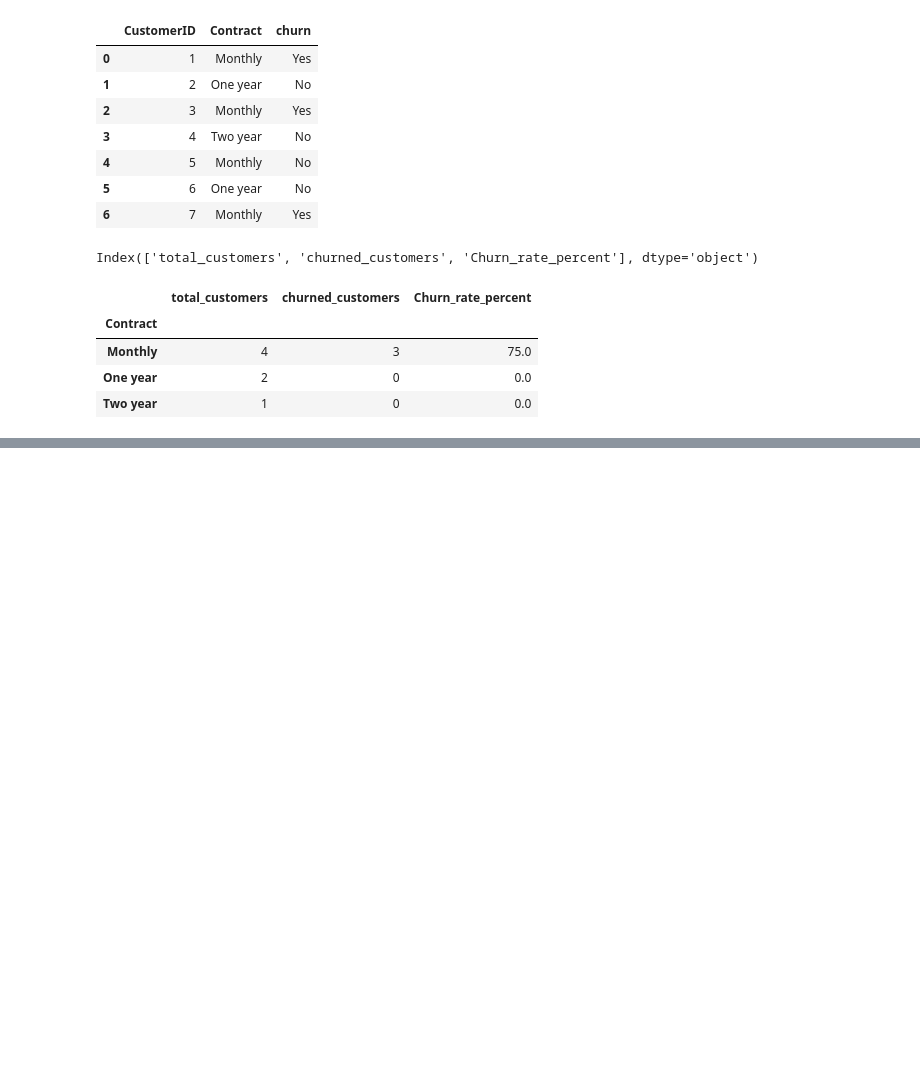
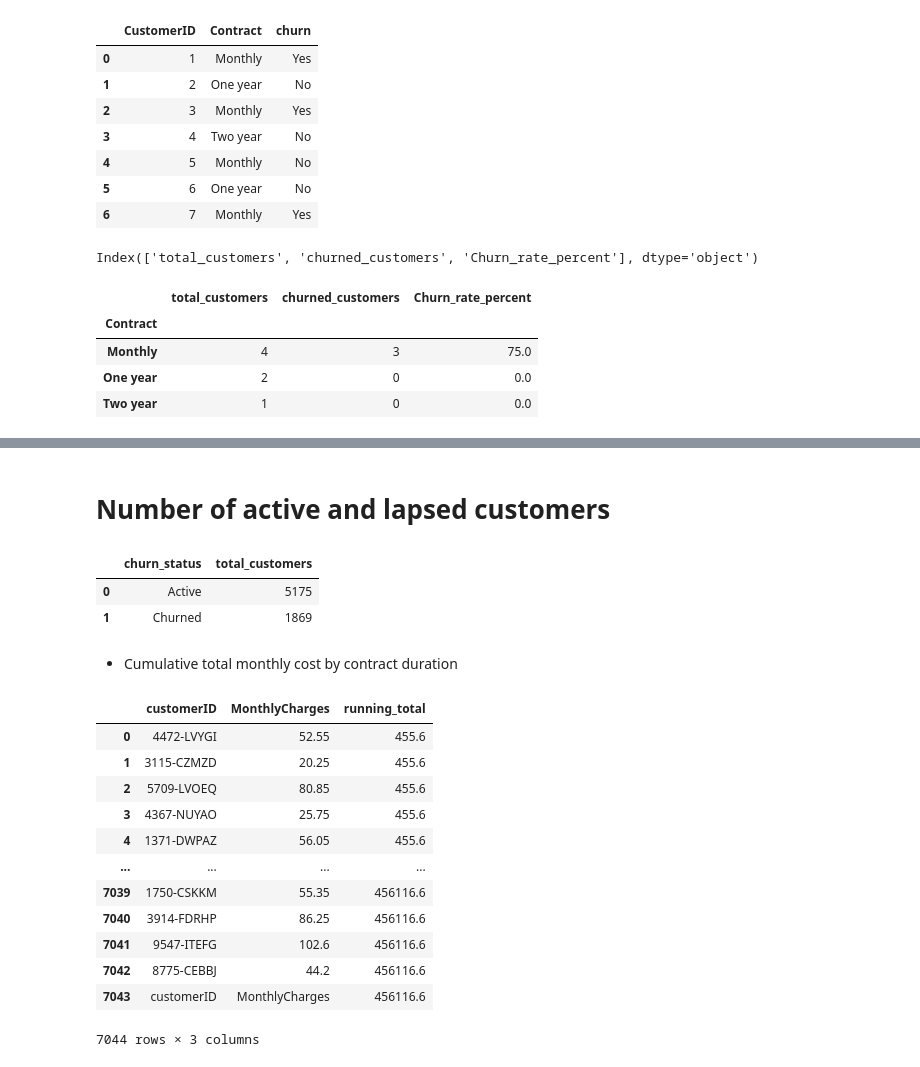
Before and after one commit to HamedRabbani/Telco_Customer_Churn, a Jupyter notebook: SQL/SQL.ipynb, the cells around one changed output, grey strips where cells are left out. Drawn from its saved outputs; the diff is of its cells as text; code cells hidden in the pictures; blank space fills up the shorter version.

```diff
--- a/SQL/SQL.ipynb
+++ b/SQL/SQL.ipynb
@@ -136,0 +233,2 @@ AttributeError: 'Engine' object has no attribute 'table_names'
+# %% [markdown]
+# Number of active and lapsed customers
@@ -136,0 +244,31 @@ AttributeError: 'Engine' object has no attribute 'table_names'
+# %%
+df_3
+# %% [output]
+|  | churn_status | total_customers |
+| 0 | Active | 5175 |
+| 1 | Churned | 1869 |
+# %% [markdown]
+- Cumulative total monthly cost by contract duration
+# %%
+test_4 ="""
+SELECT customerID, MonthlyCharges,
+       SUM (TRY_CAST(MonthlyCharges AS FLOAT)) OVER (ORDER BY tenure) AS running_total
+FROM dbo.[WA_Fn-UseC_-Telco-Customer-Churn];
+"""
+df_4= pd.read_sql_query(test_4, engine)
+# %%
+df_4
+# %% [output]
+|  | customerID | MonthlyCharges | running_total |
+| 0 | 4472-LVYGI | 52.55 | 455.6 |
+| 1 | 3115-CZMZD | 20.25 | 455.6 |
+| 2 | 5709-LVOEQ | 80.85 | 455.6 |
+| 3 | 4367-NUYAO | 25.75 | 455.6 |
+| 4 | 1371-DWPAZ | 56.05 | 455.6 |
+| ... | ... | ... | ... |
+| 7039 | 1750-CSKKM | 55.35 | 456116.6 |
+| 7040 | 3914-FDRHP | 86.25 | 456116.6 |
+| 7041 | 9547-ITEFG | 102.6 | 456116.6 |
+| 7042 | 8775-CEBBJ | 44.2 | 456116.6 |
+| 7043 | customerID | MonthlyCharges | 456116.6 |
+7044 rows × 3 columns
```
Also changed, not shown: parts of 29 cells of this notebook.
